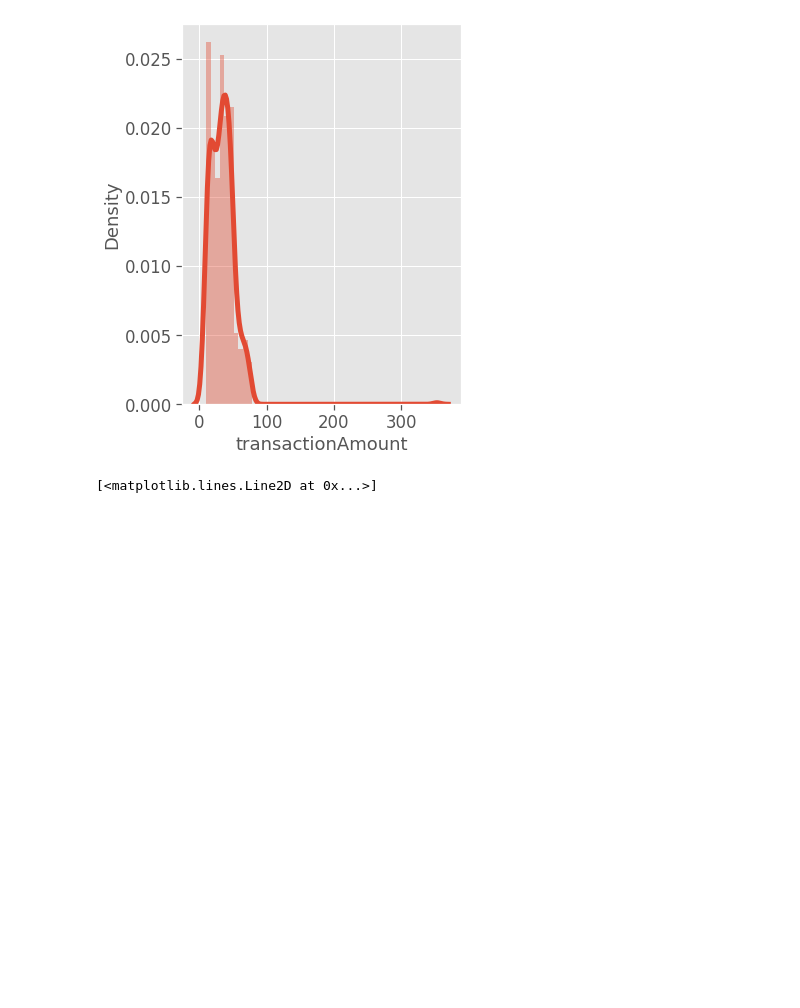
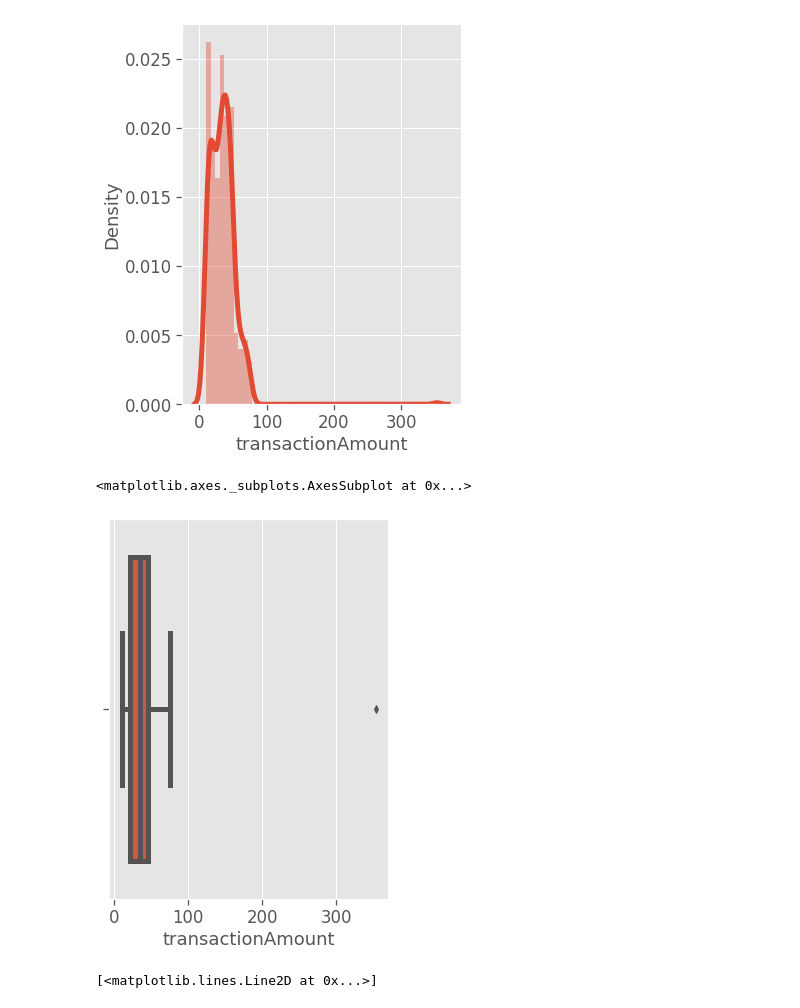
Before and after one commit to dudeperf3ct/unravelin, a Jupyter notebook: Ravelin.ipynb, the cells around one changed output. Cells and saved outputs as stored; diff of their text form; code cells hidden in the pictures; blank space fills up the shorter version.

```diff
--- a/Ravelin.ipynb
+++ b/Ravelin.ipynb
@@ -297,6 +297,11 @@ sns.distplot(non_nan_df['transactionAmount'])
 # %% [output]
 <matplotlib.axes._subplots.AxesSubplot at 0x...>
 [figure]
+# %%
+sns.boxplot(non_nan_df['transactionAmount'])
+# %% [output]
+<matplotlib.axes._subplots.AxesSubplot at 0x...>
+[figure, added]
 # %%
 # plt.plot(non_nan_df.query('fraudulent == False')['orderAmount'], 'o', color='blue')
 # plt.plot(non_nan_df.query('fraudulent == True')['orderAmount'], 'o', color='red')
```
Also changed, not shown: parts of 11 cells of this notebook.
